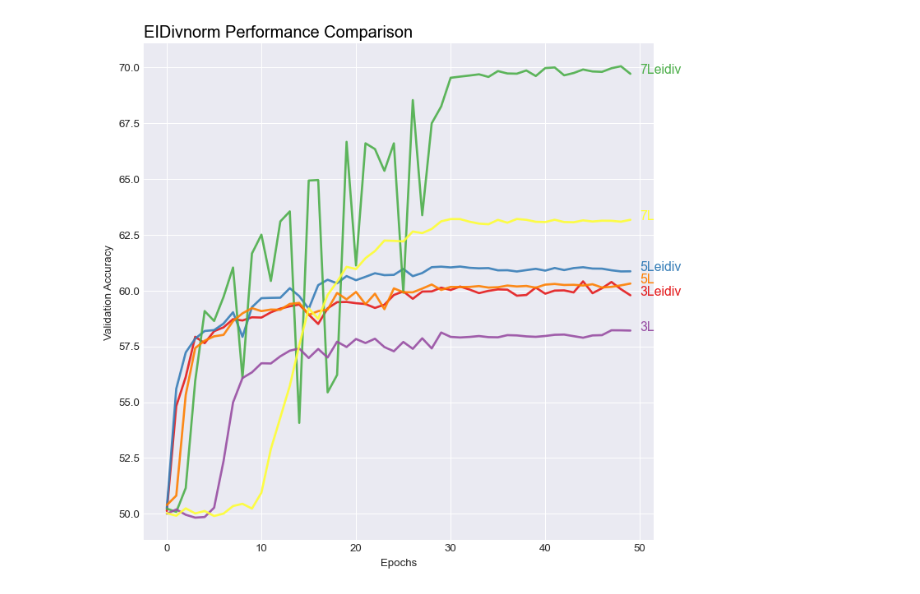
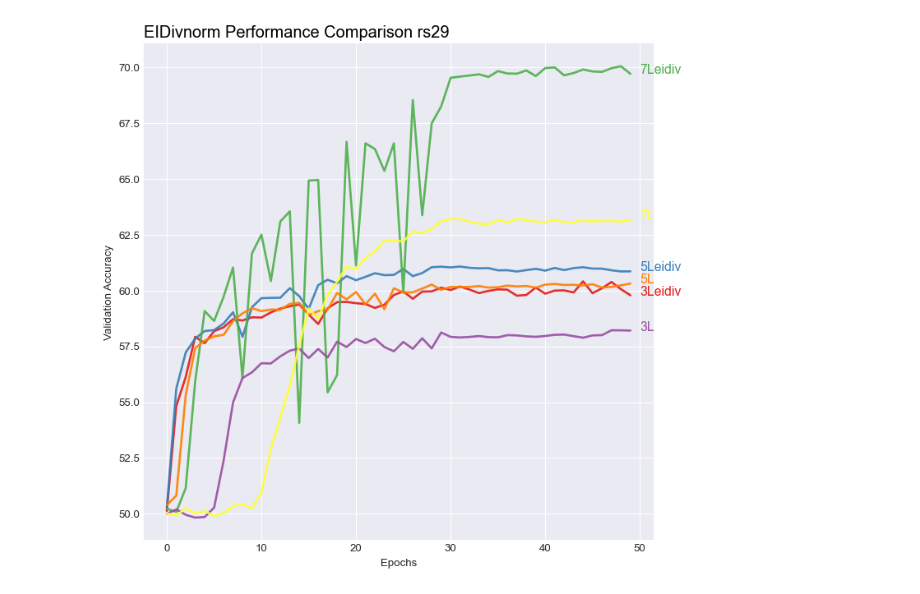
Before and after one commit to hiyuantang/marked_long, a Jupyter notebook: results/vis.ipynb, the cells around one changed output. Cells and saved outputs as stored; diff of their text form; code cells hidden in the pictures.

```diff
--- a/results/vis.ipynb
+++ b/results/vis.ipynb
@@ -11,35 +11,38 @@ def get_val_results(path):
                 results.append(float(line[i+2:-2]))
     return results
 # %%
-L3eidiv = get_val_results('./rs29/3Leidiv_rs29.txt')
-L5eidiv = get_val_results('./rs29/5Leidiv_rs29.txt')
-L7eidiv = get_val_results('./rs29/7Leidiv_rs29.txt')
-L3 = get_val_results('./rs29/3L_rs29.txt')
-L5 = get_val_results('./rs29/5L_rs29.txt')
-L7 = get_val_results('./rs29/7L_rs29.txt')
+L3eidiv_rs29 = get_val_results('./rs29/3Leidiv_rs29.txt')
+L5eidiv_rs29 = get_val_results('./rs29/5Leidiv_rs29.txt')
+L7eidiv_rs29 = get_val_results('./rs29/7Leidiv_rs29.txt')
+L3_rs29 = get_val_results('./rs29/3L_rs29.txt')
+L5_rs29 = get_val_results('./rs29/5L_rs29.txt')
+L7_rs29 = get_val_results('./rs29/7L_rs29.txt')
 
-L7eidiv_rs77 = get_val_results('./rs77/7Leidiv_rs77.txt')
+L3eidiv_rs77 = get_val_results('./rs77/3Leidiv_rs77.txt')
+L7eidiv_rs77_1_5 = get_val_results('./rs77/7Leidiv_rs77_1_5.txt')
+L7eidiv_rs77_5_6 = get_val_results('./rs77/7Leidiv_rs77_5_6.txt')
+L7_rs77 = get_val_results('./rs77/7L_rs77.txt')
 # %%
 name_list = np.array(['3Leidiv', '5Leidiv', '7Leidiv', '3L', '5L', '7L'])
-lines = np.array([np.asarray(L3eidiv), np.asarray(L5eidiv), np.asarray(L7eidiv),
-                np.asarray(L3), np.asarray(L5), np.asarray(L7)])
+lines = np.array([np.asarray(L3eidiv_rs29), np.asarray(L5eidiv_rs29), np.asarray(L7eidiv_rs29),
+                np.asarray(L3_rs29), np.asarray(L5_rs29), np.asarray(L7_rs29)])
 
 #setup plot
 plt.style.use('seaborn-darkgrid')
 dpi = 96
 plt.figure(figsize=(800/dpi, 800/dpi), dpi=dpi)
 palette = plt.get_cmap('Set1')
 #draw lines
 for i in range(lines.shape[0]):
     plt.plot(lines[i], marker='', color=palette(i), linewidth=2, alpha=0.9, label=name_list[i])
 #mark lines
 for i in range(lines.shape[0]):
     plt.text(50, lines[i,-1], name_list[i], horizontalalignment='left', size='large', color=palette(i))
 
 #plt.legend(loc=2, ncol=2)
-plt.title("EIDivnorm Performance Comparison", loc='left', fontsize=15, fontweight=0, color='black')
+plt.title("EIDivnorm Performance Comparison rs29", loc='left', fontsize=15, fontweight=0, color='black')
 plt.xlabel('Epochs')
 plt.ylabel('Validation Accuracy')
 plt.show()
 # %% [output]
-[figure, old version]
+[figure, new version]
```
Also changed, not shown: parts of 4 cells of this notebook, 4 other files.
